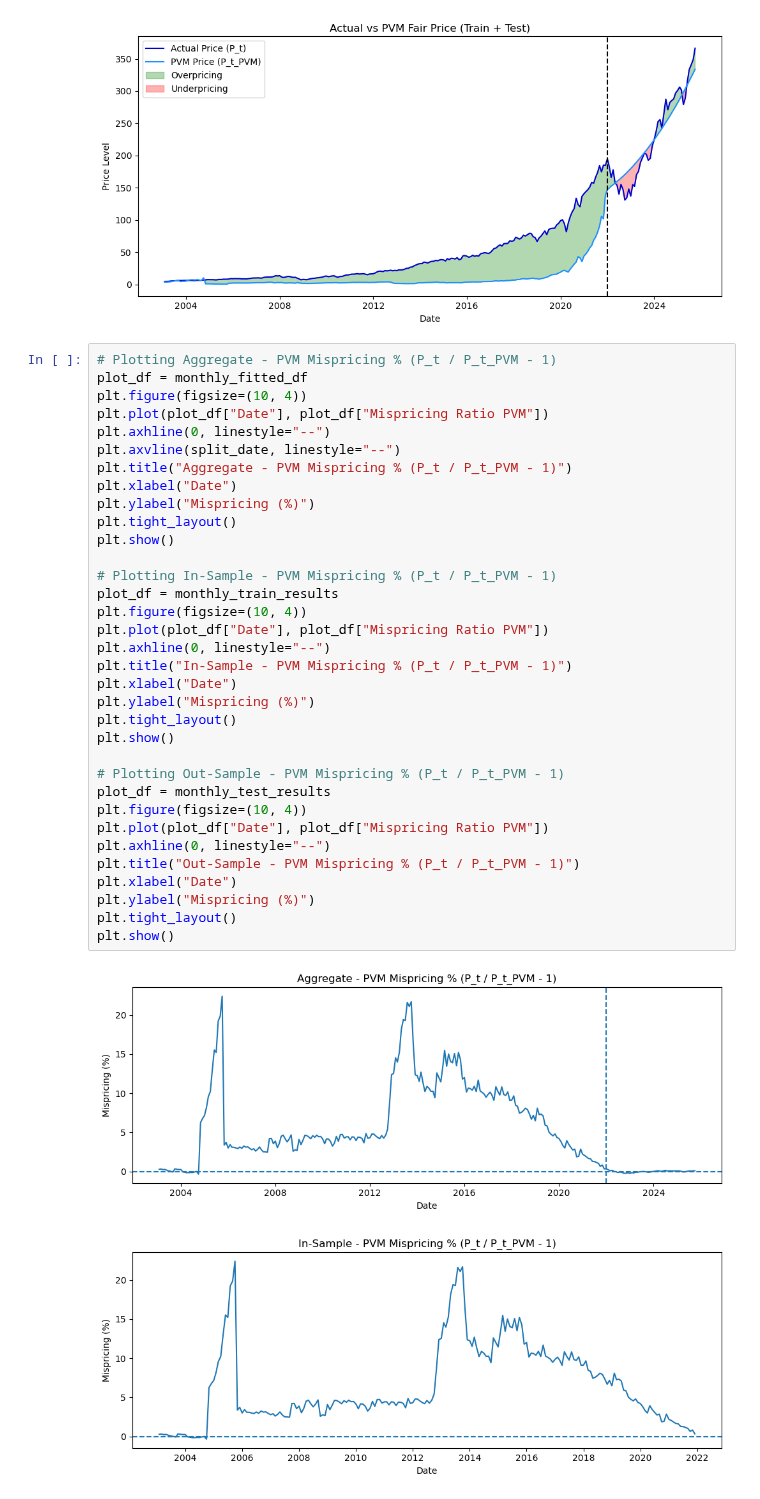
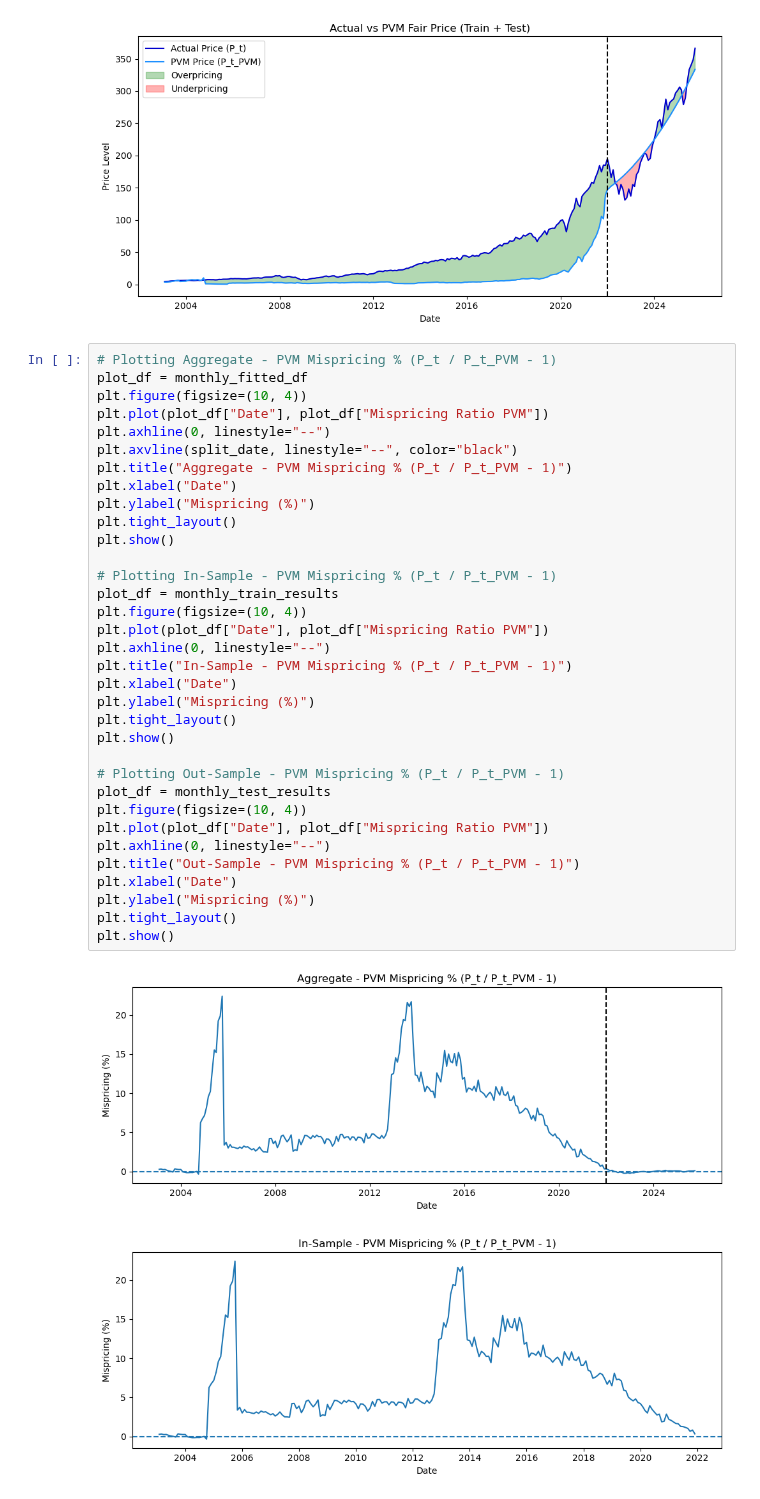
Before and after one commit to EliaLand/Martingale_FVM_AssetPricing, a Jupyter notebook: Part 2/main_FVM_upgraded.ipynb, the cells around one changed output. Cells and saved outputs as stored; diff of their text form.

```diff
--- a/Part 2/main_FVM_upgraded.ipynb
+++ b/Part 2/main_FVM_upgraded.ipynb
@@ -460,35 +501,35 @@ plot_df = monthly_fitted_df
 plt.figure(figsize=(10, 4))
 plt.plot(plot_df["Date"], plot_df["Mispricing Ratio PVM"])
 plt.axhline(0, linestyle="--")
-plt.axvline(split_date, linestyle="--")
+plt.axvline(split_date, linestyle="--", color="black")
 plt.title("Aggregate - PVM Mispricing % (P_t / P_t_PVM - 1)")
 plt.xlabel("Date")
 plt.ylabel("Mispricing (%)")
 plt.tight_layout()
 plt.show()
 
 # Plotting In-Sample - PVM Mispricing % (P_t / P_t_PVM - 1)
 plot_df = monthly_train_results
 plt.figure(figsize=(10, 4))
 plt.plot(plot_df["Date"], plot_df["Mispricing Ratio PVM"])
 plt.axhline(0, linestyle="--")
 plt.title("In-Sample - PVM Mispricing % (P_t / P_t_PVM - 1)")
 plt.xlabel("Date")
 plt.ylabel("Mispricing (%)")
 plt.tight_layout()
 plt.show()
 
 # Plotting Out-Sample - PVM Mispricing % (P_t / P_t_PVM - 1)
 plot_df = monthly_test_results
 plt.figure(figsize=(10, 4))
 plt.plot(plot_df["Date"], plot_df["Mispricing Ratio PVM"])
 plt.axhline(0, linestyle="--")
 plt.title("Out-Sample - PVM Mispricing % (P_t / P_t_PVM - 1)")
 plt.xlabel("Date")
 plt.ylabel("Mispricing (%)")
 plt.tight_layout()
 plt.show()
 # %% [output]
-[figure, old version]
+[figure, new version]
 [figure]
 [figure]
```
Also changed, not shown: parts of 2 cells of this notebook.
